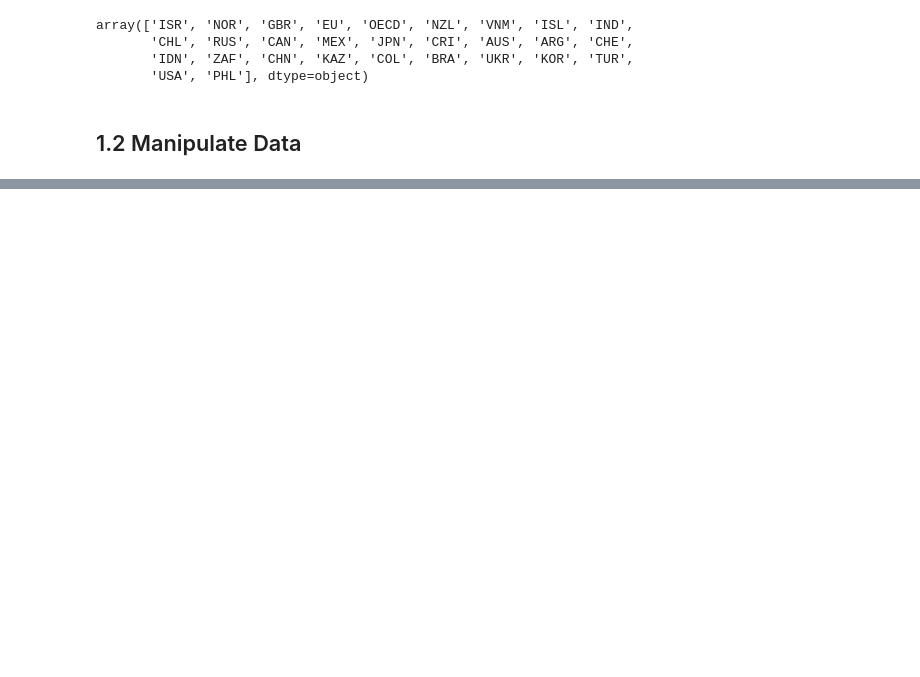
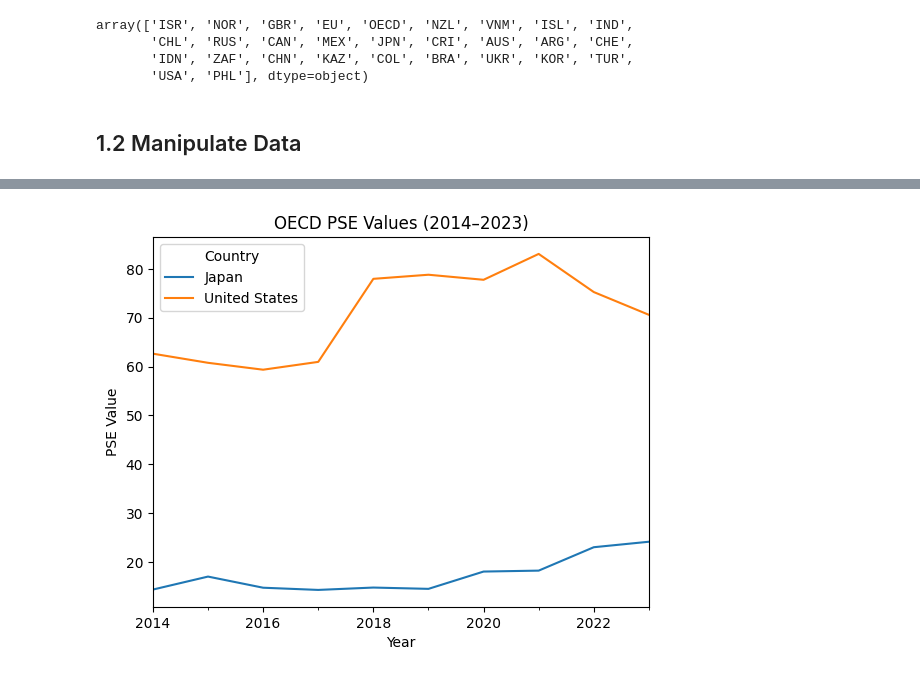
Before and after one commit to Data-Science-Public-Policy/graspp_2025_spring, a Jupyter notebook: HW1_GONG_Kuiyuan/HW1_GONG_Kuiyuan.ipynb, the cells around one changed output, grey strips where cells are left out. Cells and saved outputs as stored; diff of their text form; code cells hidden in the pictures; blank space fills up the shorter version.

```diff
--- a/HW1_GONG_Kuiyuan/HW1_GONG_Kuiyuan.ipynb
+++ b/HW1_GONG_Kuiyuan/HW1_GONG_Kuiyuan.ipynb
@@ -77,0 +165,13 @@ array(['ISR', 'NOR', 'GBR', 'EU', 'OECD', 'NZL', 'VNM', 'ISL', 'IND',
+# %%
+data_usa_jpn = data_1.query('Country in ["United States" , "Japan"] and MEASURE == "BPICSH"')
+df_plot = data_usa_jpn.pivot(index='Year', columns='Country', values='PSE Value')
+
+# 然后画图
+df_plot['2014-01-01':].plot(title='OECD PSE Values (2014–2023)')
+
+plt.xlabel('Year')
+plt.ylabel('PSE Value')
+plt.legend(title='Country')
+plt.show()
+# %% [output]
+[figure, added]
```
Also changed, not shown: parts of 10 cells of this notebook.
